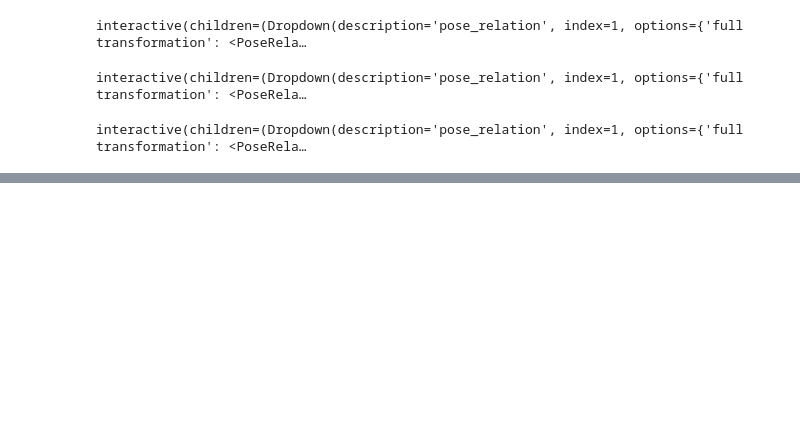
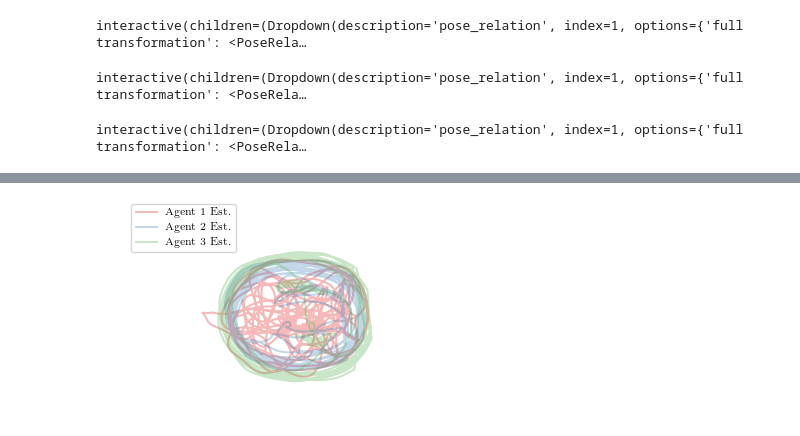
Before and after one commit to proroklab/DVM-SLAM, a Jupyter notebook: src/evaluation/evaluation.ipynb, the cells around one changed output, grey strips where cells are left out. Cells and saved outputs as stored; diff of their text form; code cells hidden in the pictures; blank space fills up the shorter version.

```diff
--- a/src/evaluation/evaluation.ipynb
+++ b/src/evaluation/evaluation.ipynb
@@ -127,7 +157,7 @@ for agent_id in agent_ids:
 from evo.core import sync
 from evo.core.trajectory import align_multiple
 
-max_diff = 0.5
+max_diff = 0.05
 
 for agent_id in agent_ids:
     traj_refs[agent_id], traj_ests[agent_id] = sync.associate_trajectories(traj_refs[agent_id], traj_ests[agent_id], max_diff)
@@ -163,7 +193,7 @@ def callback_ape(pose_relation, align, correct_scale, plot_mode, show_plot):
     global results, count
     est_name="APE Test #{}".format(count)
 
-    fig = plt.figure()
+    fig = plt.figure(figsize=(6.7/2, 2.2))
     ax = plot.prepare_axis(fig, plot_mode)
 
     overall_min = np.inf
@@ -185,10 +215,22 @@ def callback_ape(pose_relation, align, correct_scale, plot_mode, show_plot):
         if show_plot:
             result = results[agent_id]
 
-            plot.traj(ax, plot_mode, traj_refs[agent_id], style="--", alpha=0.5)
+            plot.traj(ax, plot_mode, traj_refs[agent_id], style=":", alpha=0.5)
             plot.traj_colormap(
                 ax, result.trajectories[est_name], result.np_arrays["error_array"], plot_mode,
-                min_map=overall_min, max_map=overall_max, color_bar_label="APE [m]", show_color_bar=agent_id == agent_ids[-1])
+                min_map=overall_min, max_map=overall_max, color_bar_label="ATE [m]", show_color_bar=agent_id == agent_ids[-1])
+
+        # plt.legend([f"Ground Truth", f"Estimate"], loc="upper right")
+
+    plt.tight_layout()
+    ax.set_aspect("equal")
+
+    # save as file
+    if show_plot:
+        fig.savefig(f'figures_output/{bag_name.split("/")[-1]}_trajectory.pdf', bbox_inches='tight', dpi=300, pad_inches=0.01)
+
+
+
     count += 1
 
 
@@ -302,3 +362,71 @@ _ = ipywidgets.interact_manual(callback_rpe, pose_relation=pose_relation_selecto
                                **{c.description: c.value for c in check_boxes_rpe})
 # %% [output]
 interactive(children=(Dropdown(description='pose_relation', index=1, options={'full transformation': <PoseRela…
+# %%
+import evo.main_ape as main_ape
+import evo.common_ape_rpe as common
+import seaborn as sns
+
+color_palette = sns.color_palette('Set1', 120)
+
+count = 0
+
+def callback_ape(pose_relation, align, correct_scale, plot_mode, show_plot):
+    global results, count
+    est_name="APE Test #{}".format(count)
+
+    fig = plt.figure(figsize=(6.7/2, 2.2))
+    ax = plot.prepare_axis(fig, plot_mode)
+
+    overall_min = np.inf
+    overall_max = -np.inf
+
+    results = {}
+
+    for agent_id in agent_ids:
+        result = main_ape.ape(traj_refs[agent_id], traj_ests[agent_id], est_name=est_name,
+                              pose_relation=pose_relation, align=align, correct_scale=correct_scale)
+        results[agent_id] = result
+
+        if result.stats["min"] < overall_min:
+            overall_min = result.stats["min"]
+        if result.stats["max"] > overall_max:
+            overall_max = result.stats["max"]
+
+    for agent_id in agent_ids:
+        if show_plot:
+            result = results[agent_id]
+
+            if agent_id == 1:
+                color = color_palette[0]
+            elif agent_id == 2:
+                color = color_palette[1]
+            elif agent_id == 3:
+                color = color_palette[2]
+
+            plot.traj(ax, plot_mode, result.trajectories[est_name], alpha=0.3, color=color, label=f"Agent {agent_id} Est.")
+
+
+    plt.tight_layout()
+    ax.set_aspect("equal")
+    ax.axis('off')
+    # ax.legend(loc='upper left')
+    # ax.set_xlim(-3.5, 2.75)
+    # ax.set_ylim(-2.4, 2.6)
+
+    params = dict(bottom=0, left=0, right=1, top=1)
+    fig.subplots_adjust(**params)
+
+    # save as file
+    if show_plot:
+        fig.savefig(f'figures_output/{bag_name.split("/")[-1]}_trajectory_overlay.png', bbox_inches='tight', dpi=300, pad_inches=0.01, transparent=True)
+
+
+
+    count += 1
+
+
+
+_ = ipywidgets.interact_manual(callback_ape, pose_relation=pose_relation_selector, plot_mode=plotmode_selector,
+                               **{c.description: c.value for c in check_boxes_ape})
+# %% [output]
@@ -304,0 +434 @@ interactive(children=(Dropdown(description='pose_relation', index=1, options={'f
+[figure, added]
```
Also changed, not shown: parts of 36 cells of this notebook.
